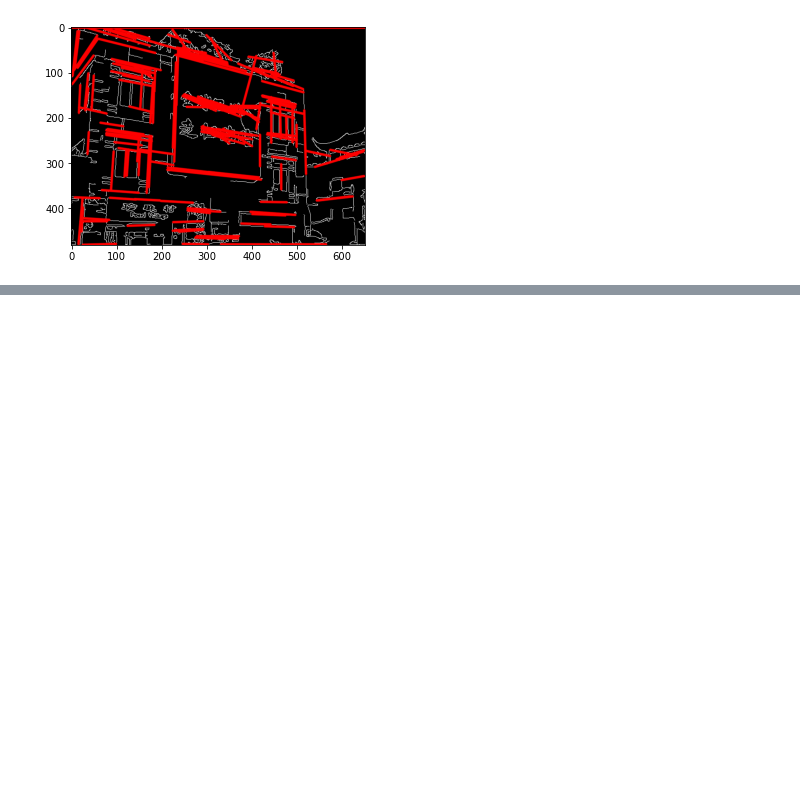
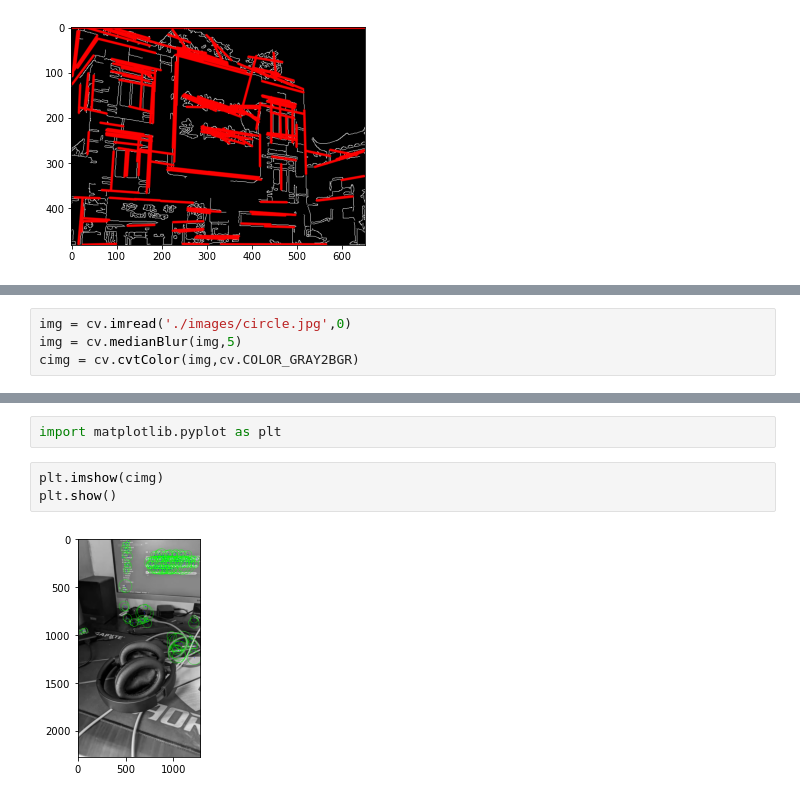
Before and after one commit to yuzhi535/OpencvLearning, a Jupyter notebook: Hough.ipynb, the cells around one changed output, grey strips where cells are left out. Drawn from its saved outputs; the diff is of its cells as text; blank space fills up the shorter version.

```diff
--- a/Hough.ipynb
+++ b/Hough.ipynb
@@ -51,0 +57,4 @@ plt.show()
+# %%
+img = cv.imread('./images/circle.jpg',0)
+img = cv.medianBlur(img,5)
+cimg = cv.cvtColor(img,cv.COLOR_GRAY2BGR)
@@ -51,0 +75,7 @@ plt.show()
+# %%
+import matplotlib.pyplot as plt
+# %%
+plt.imshow(cimg)
+plt.show()
+# %% [output]
+[figure, added]
```
Also changed, not shown: parts of 5 cells of this notebook, 3 other files.
